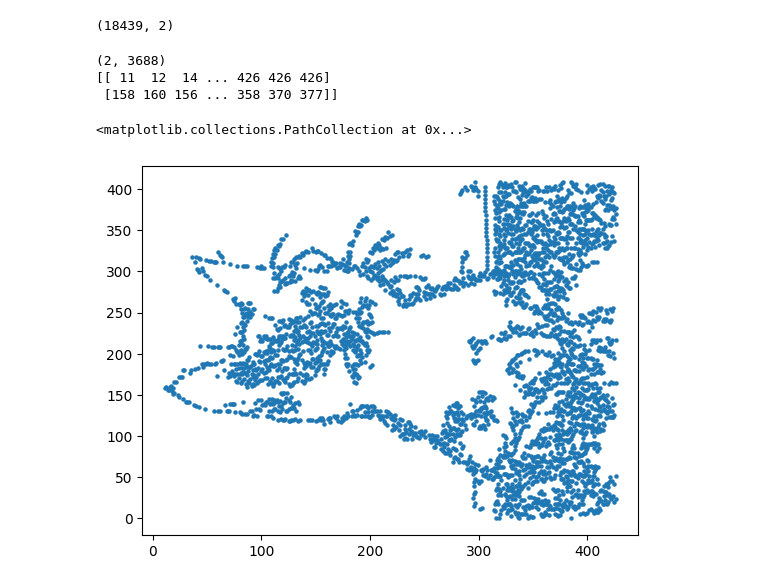
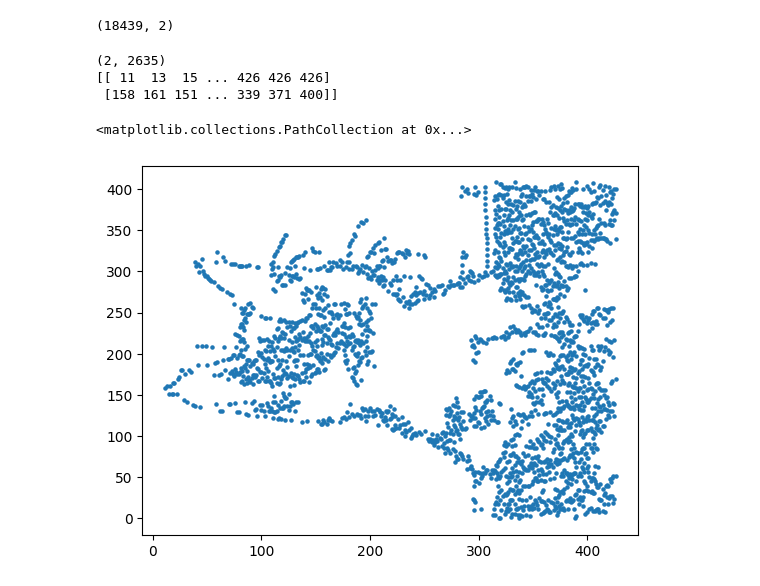
Before and after one commit to csjiet/KNN-teaching, a Jupyter notebook: create_dataset.ipynb, the cells around one changed output. Saved outputs shown, nothing was run; the diff lists cells and outputs as text; code cells hidden in the pictures.

```diff
--- a/create_dataset.ipynb
+++ b/create_dataset.ipynb
@@ -67,16 +67,16 @@ print(indices.shape)
 # %% [output]
 (18439, 2)
 # %%
-trans_indices = indices.T[:,::5]
+trans_indices = indices.T[:,::7]
 print(trans_indices.shape)
 print(trans_indices)
 plt.scatter(trans_indices[0], trans_indices[1], s= 5)
 # %% [output]
-(2, 3688)
-[[ 11  12  14 ... 426 426 426]
- [158 160 156 ... 358 370 377]]
+(2, 2635)
+[[ 11  13  15 ... 426 426 426]
+ [158 161 151 ... 339 371 400]]
 <matplotlib.collections.PathCollection at 0x...>
-[figure, old version]
+[figure, new version]
 # %%
 data_points_bound_for_csv = trans_indices.T
 
```
Also changed, not shown: parts of 1 cell of this notebook, 4 other files.
